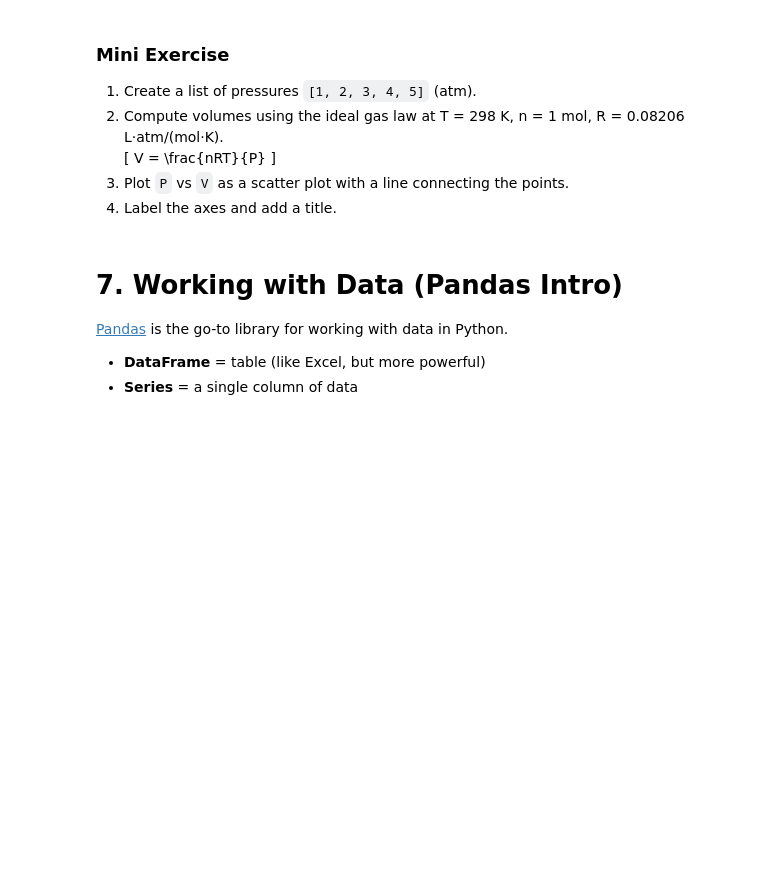
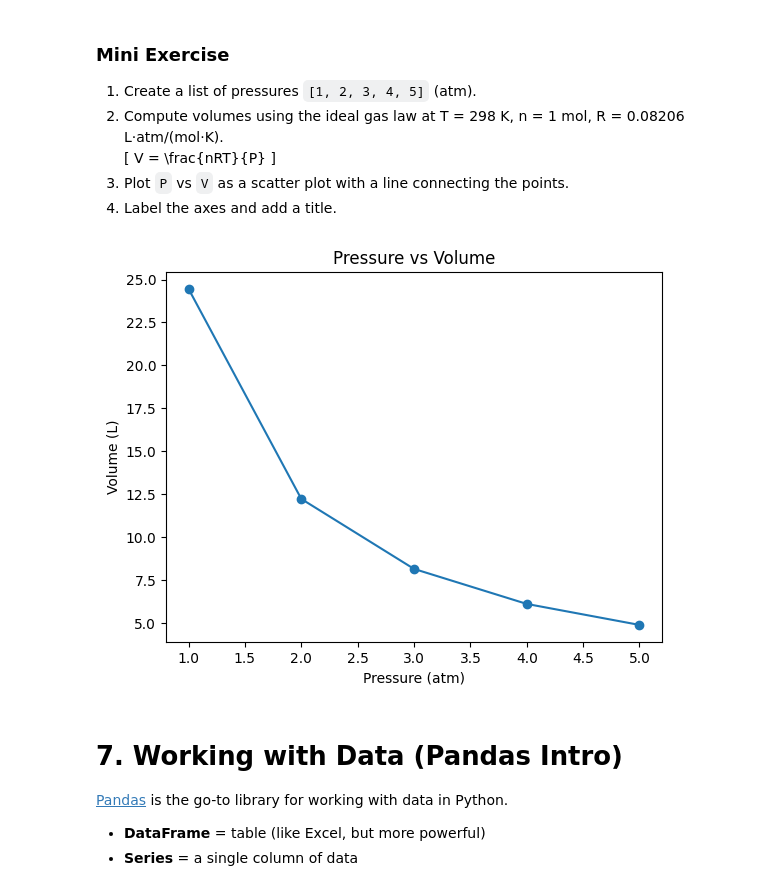
Before and after one commit to dnauminator/comp-chem, a Jupyter notebook: tutorials/tutorial_01_python_refresher.ipynb, the cells around one changed output. Saved outputs shown, nothing was run; the diff lists cells and outputs as text; code cells hidden in the pictures; blank space fills up the shorter version.

```diff
--- a/tutorials/tutorial_01_python_refresher.ipynb
+++ b/tutorials/tutorial_01_python_refresher.ipynb
@@ -580,6 +607,25 @@ plt.show()
    \]
 3. Plot `P` vs `V` as a scatter plot with a line connecting the points.
 4. Label the axes and add a title.
+# %%
+pressures = [1, 2, 3, 4, 5] # atm
+T = 298 # K
+n = 1 # mol
+R = 0.08206 # L*atm/(mol*K)
+
+volumes = [] # Initialize an empty list to store volumes
+for pressure in pressures:
+  V = n*R*T/pressure
+  volumes.append(V)
+
+plt.scatter(pressures, volumes)
+plt.plot(pressures, volumes) # Plot P vs V
+plt.xlabel("Pressure (atm)")
+plt.ylabel("Volume (L)")
+plt.title("Pressure vs Volume")
+plt.show()
+# %% [output]
+[figure, added]
 # %% [markdown]
 # 7. Working with Data (Pandas Intro)
 
```
Also changed, not shown: parts of 15 cells of this notebook.
